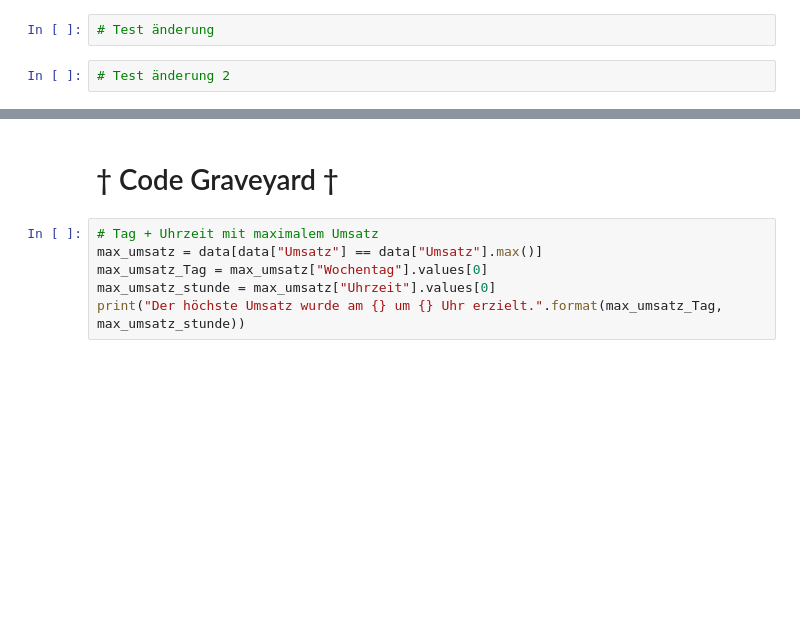
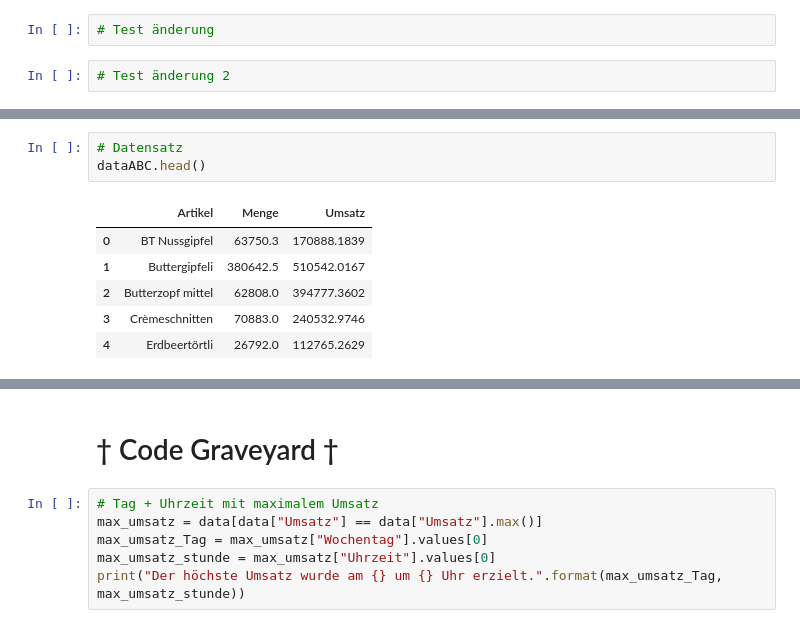
Before and after one commit to mrtz-wssl/KI_in_KMU, a Jupyter notebook: KI_in_KMU_Main.ipynb, the cells around one changed output, grey strips where cells are left out. Drawn from its saved outputs; the diff is of its cells as text; blank space fills up the shorter version.

```diff
--- a/KI_in_KMU_Main.ipynb
+++ b/KI_in_KMU_Main.ipynb
@@ -284,0 +310,10 @@ plt.show()
+# %%
+# Datensatz
+dataABC.head()
+# %% [output]
+|  | Artikel | Menge | Umsatz |
+| 0 | BT Nussgipfel | 63750.3 | 170888.1839 |
+| 1 | Buttergipfeli | 380642.5 | 510542.0167 |
+| 2 | Butterzopf mittel | 62808.0 | 394777.3602 |
+| 3 | Crèmeschnitten | 70883.0 | 240532.9746 |
+| 4 | Erdbeertörtli | 26792.0 | 112765.2629 |
```
Also changed, not shown: parts of 8 cells of this notebook.
